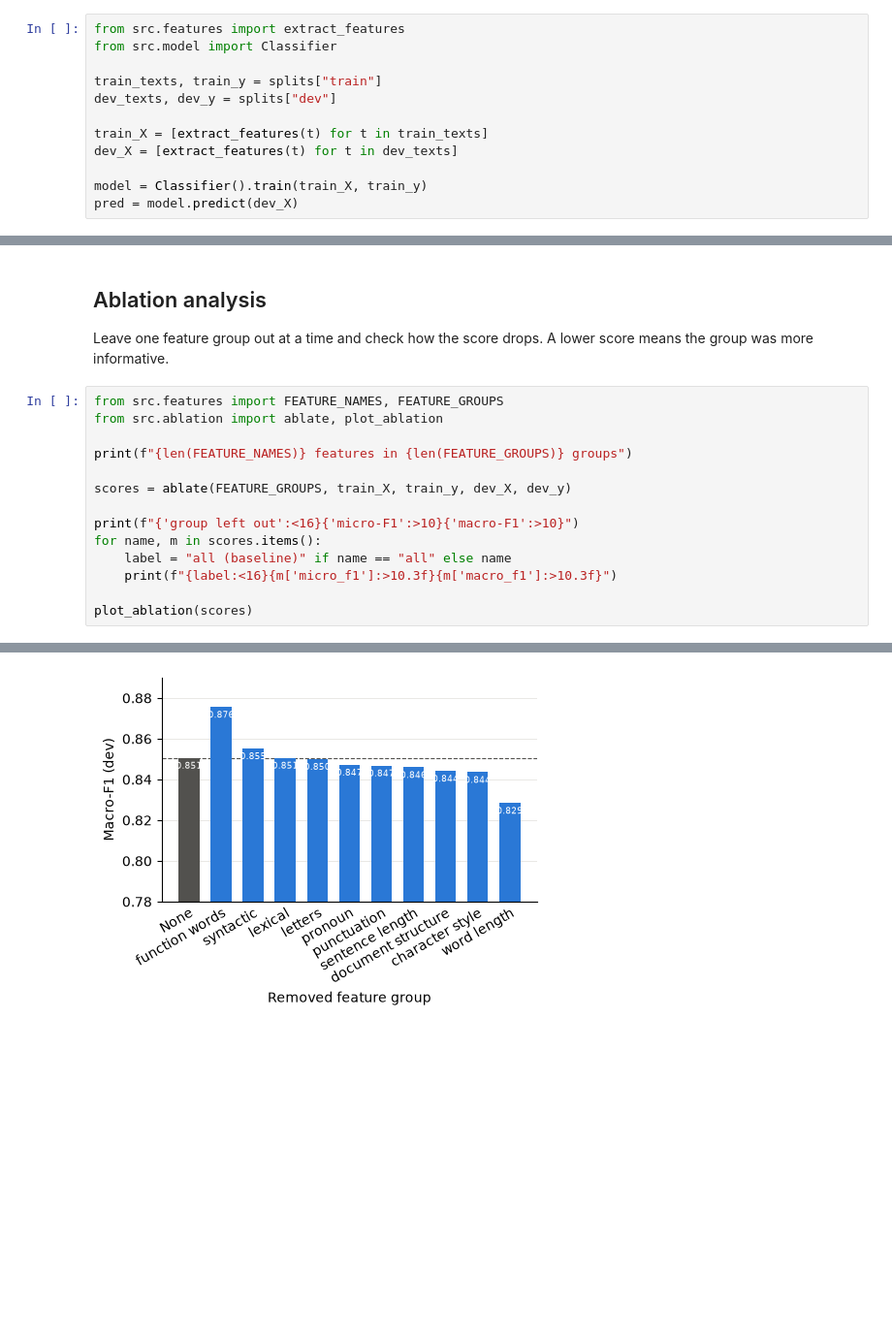
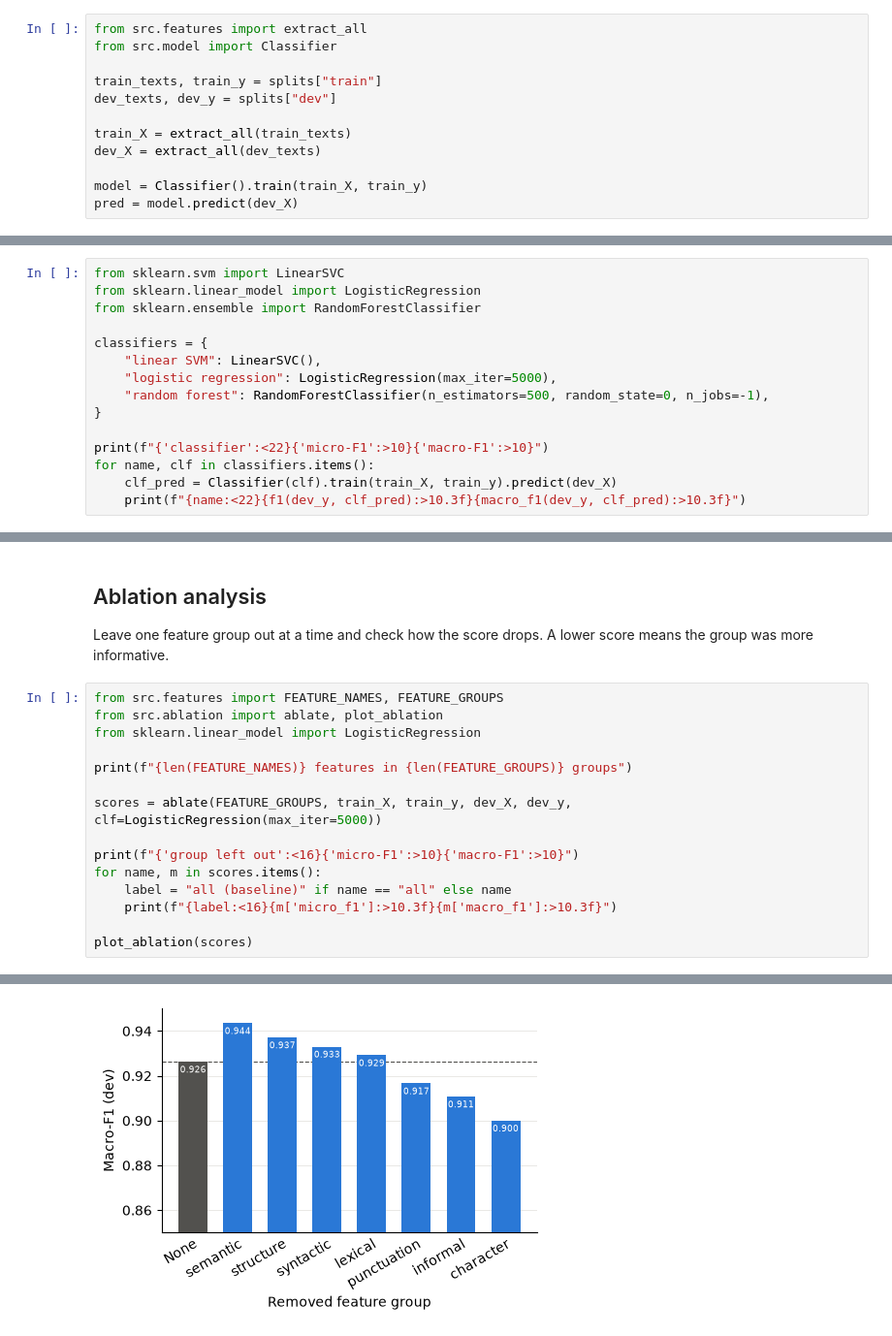
Before and after one commit to franciscacarneiro/TxMM_assignment3, a Jupyter notebook: attribution.ipynb, the cells around one changed output, grey strips where cells are left out. Shown at 97% size. Saved outputs shown, nothing was run; the diff lists cells and outputs as text; blank space fills up the shorter version.

Commit message:
Update features and add support for multiple classifiers

```diff
--- a/attribution.ipynb
+++ b/attribution.ipynb
@@ -28,12 +20,12 @@ True
 # %%
-from src.features import extract_features
+from src.features import extract_all
 from src.model import Classifier
 
 train_texts, train_y = splits["train"]
 dev_texts, dev_y = splits["dev"]
 
-train_X = [extract_features(t) for t in train_texts]
-dev_X = [extract_features(t) for t in dev_texts]
+train_X = extract_all(train_texts)
+dev_X = extract_all(dev_texts)
 
 model = Classifier().train(train_X, train_y)
 pred = model.predict(dev_X)
@@ -50,0 +45,15 @@ Macro-F1  : 0.851
+# %%
+from sklearn.svm import LinearSVC
+from sklearn.linear_model import LogisticRegression
+from sklearn.ensemble import RandomForestClassifier
+
+classifiers = {
+    "linear SVM": LinearSVC(),
+    "logistic regression": LogisticRegression(max_iter=5000),
+    "random forest": RandomForestClassifier(n_estimators=500, random_state=0, n_jobs=-1),
+}
+
+print(f"{'classifier':<22}{'micro-F1':>10}{'macro-F1':>10}")
+for name, clf in classifiers.items():
+    clf_pred = Classifier(clf).train(train_X, train_y).predict(dev_X)
+    print(f"{name:<22}{f1(dev_y, clf_pred):>10.3f}{macro_f1(dev_y, clf_pred):>10.3f}")
@@ -55,10 +69,11 @@ Leave one feature group out at a time and check how the score drops. A lower sco
 # %%
 from src.features import FEATURE_NAMES, FEATURE_GROUPS
 from src.ablation import ablate, plot_ablation
+from sklearn.linear_model import LogisticRegression
 
 print(f"{len(FEATURE_NAMES)} features in {len(FEATURE_GROUPS)} groups")
 
-scores = ablate(FEATURE_GROUPS, train_X, train_y, dev_X, dev_y)
+scores = ablate(FEATURE_GROUPS, train_X, train_y, dev_X, dev_y, clf=LogisticRegression(max_iter=5000))
 
 print(f"{'group left out':<16}{'micro-F1':>10}{'macro-F1':>10}")
 for name, m in scores.items():
@@ -83,2 +95,2 @@ syntactic            0.866     0.855
 <Axes: xlabel='Removed feature group', ylabel='Macro-F1 (dev)'>
-[figure, old version]
+[figure, new version]
```
Also changed, not shown: parts of 5 cells of this notebook, 2 other files.
